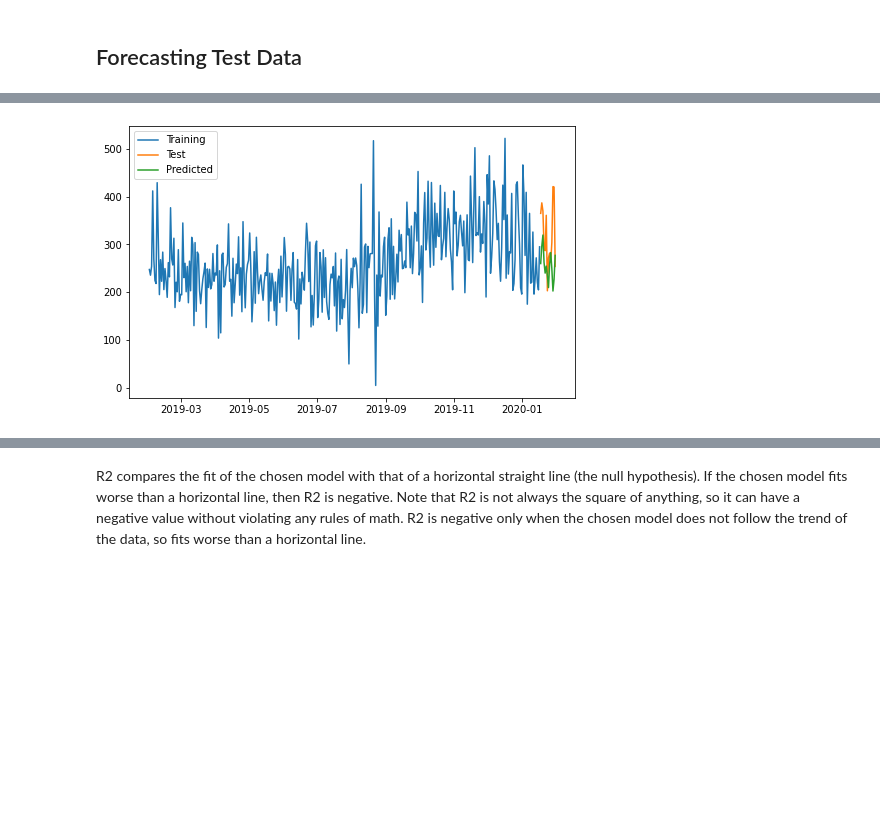
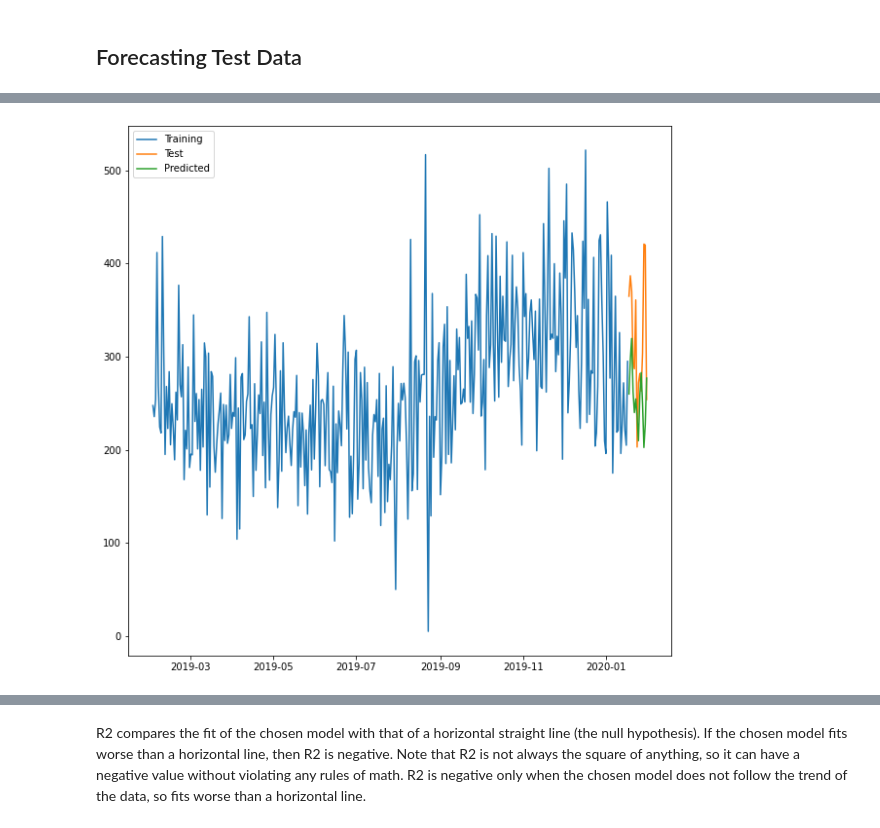
Before and after one commit to sgavela/water_footprint, a Jupyter notebook: exploration/mdla_series_temporales.ipynb, the cells around one changed output, grey strips where cells are left out. Saved outputs shown, nothing was run; the diff lists cells and outputs as text; code cells hidden in the pictures; blank space fills up the shorter version.

```diff
--- a/exploration/mdla_series_temporales.ipynb
+++ b/exploration/mdla_series_temporales.ipynb
@@ -193,10 +193,10 @@ prediction
 # %%
-plt.figure(figsize = (8,5))
+plt.figure(figsize = (10,10))
 plt.plot(train, label = 'Training')
 plt.plot(test, label = 'Test')
 plt.plot(prediction, label = 'Predicted')
 plt.legend(loc = 'upper left')
 plt.show()
 # %% [output]
-[figure, old version]
+[figure, new version]
 # %%
```
Also changed, not shown: parts of 6 cells of this notebook.
